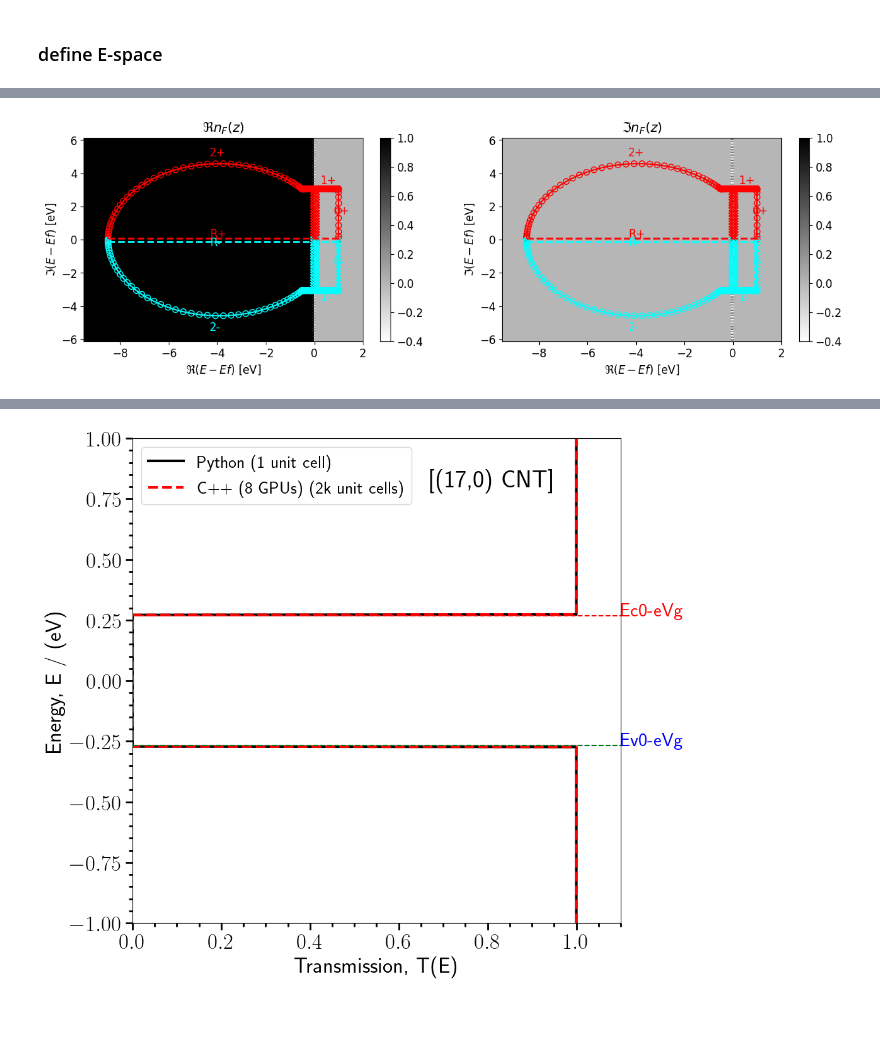
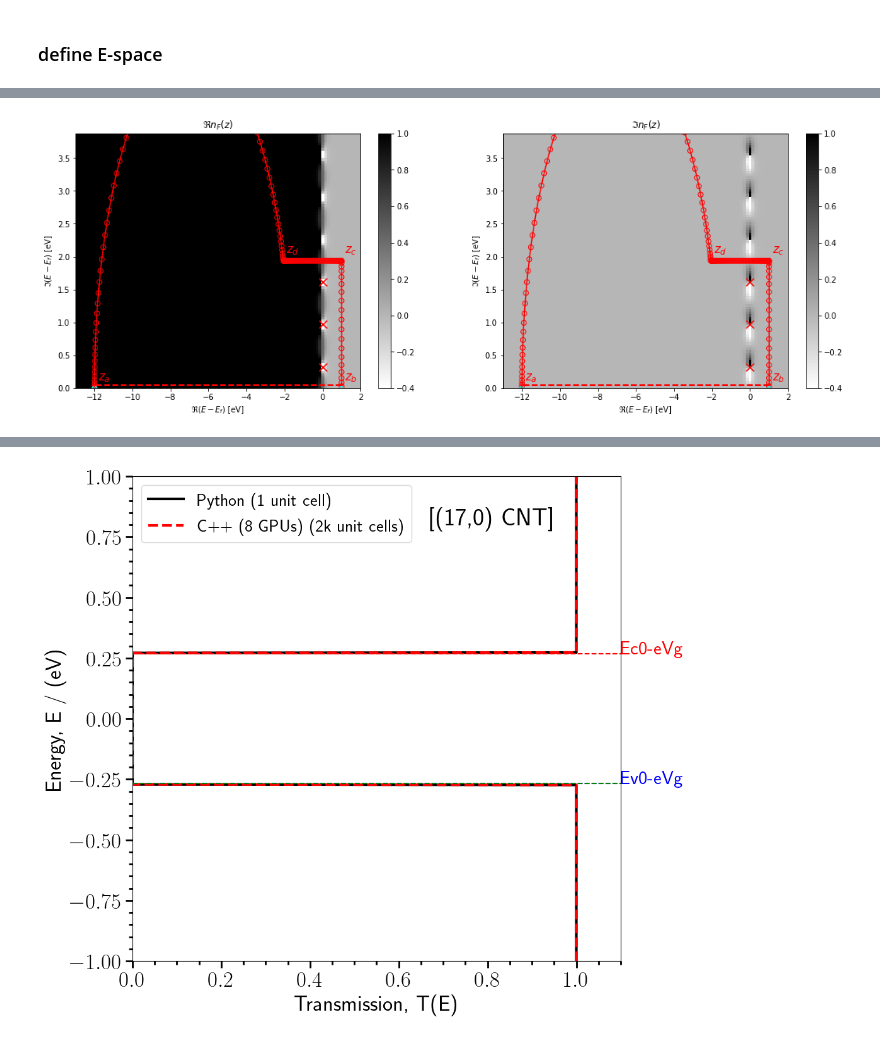
Before and after one commit to AMReX-Microelectronics/Electrostatic, a Jupyter notebook: Tools/NEGF/NEGF_PtCharge_ContourIntegral.ipynb, the cells around one changed output, grey strips where cells are left out. Cells and saved outputs as stored; diff of their text form; code cells hidden in the pictures; blank space fills up the shorter version.

Commit message:
python negf-contourInt works for Fermi function

```diff
--- a/Tools/NEGF/NEGF_PtCharge_ContourIntegral.ipynb
+++ b/Tools/NEGF/NEGF_PtCharge_ContourIntegral.ipynb
@@ -539,7 +539,7 @@ def maxis(axs,**kwargs):
 # E=np.linspace(Emin,Emax,Epts,dtype=float)
 
 k=8.617333262e-5 #eV/K
-Temp=298#K
+Temp=4*298#K
 kT = k*Temp
 pikT= np.pi*kT
 zplus = 1e-8
@@ -551,7 +551,7 @@ mu_d=Ef + Ud
 mu_c = Ef
 print('mu_c',mu_c)
 
-Ei0=3
+Ei0=2
 num_poles=int((Ei0-pikT)/(2.0*pikT)+1)
 print('poles',num_poles)
 enclosed_poles = kT * np.pi * (2 * np.arange(num_poles) + 1)
@@ -561,15 +561,15 @@ zeta = 2*num_poles*pikT
 print('zeta',zeta)
 eta = -20*kT
 print('eta',eta)
-E_left = -8.5 #eV
+E_left = -12 #eV
 E_right= 1
 E_cent = 0.
 R = 0.
 zplus=1e-8
 
-E_path2plus_pts = 50
-E_path1plus_pts = 50
-E_path0plus_pts = 10
+E_path2plus_pts = 80
+E_path1plus_pts = 80
+E_path0plus_pts = 20
 E_total_pts = E_path0plus_pts + E_path1plus_pts + E_path2plus_pts
 
 # f_s=1./(1.+np.exp((E-mu_s)/(k*Temp)))
@@ -682,8 +702,8 @@ for i in range(0, len(path1plus_x)):
 for i in range(0, len(path2plus_x)):
     Eplus[i+len(path0plus_x)+len(path1plus_x)] = path2plus_x[i] + 1j* path2plus_y[i]
     weight[i+len(path0plus_x)+len(path1plus_x)] =  path2plus_weight[i]
-    factor[i+len(path0plus_x)+len(path1plus_x)]  = path2plus_factor
-
+    factor[i+len(path0plus_x)+len(path1plus_x)]  = path2plus_factor_arr[i]
+#    print(i,factor[i+len(path0plus_x)+len(path1plus_x)] )
 
 
 # for i in range(0, E_total_pts):
@@ -703,8 +723,12 @@ for i in range(0, E_total_pts):
     f_paths_plus[i] = nf(Eplus[i].real, eta=Eplus[i].imag, kT=kT)
 
 #print(f_path1n2)
+# %%
+x_label = np.array([E_left, E_right, E_right, eta])
+y_label = np.array([zplus, zplus, zeta, zeta])
+labels = np.array([r"$z_a$", r"$z_b$", r"$z_c$", r"$z_d$"])
 # %%
-E_contour_pts=200
+E_contour_pts=100
 E_min = E_left-1
 E_max = E_right+1
 E_real=np.linspace(E_min,E_max,E_contour_pts,dtype=float)
@@ -721,13 +745,14 @@ for i,e_i in enumerate(E_complex):
     nF[i,:] = nf(E_real, eta=e_i, kT=kT)
 
 
-fig, axs = plt.subplots(ncols=2, figsize=(15,4))
+fig, axs = plt.subplots(ncols=2, figsize=(18,6))
 maxis(axs[0], title=r'$\Re n_F(z)$') ; maxis(axs[1], title=r'$\Im n_F(z)$')
-maxis(axs, xlbl='$\Re (E-Ef)$ [eV]', xrng=[np.amin(E_real), np.amax(E_real)],
-      ylbl='$\Im (E-Ef)$ [eV]', yrng=[np.amin(E_complex), np.amax(E_complex)])
+maxis(axs, xlbl='$\Re (E-E_f)$ [eV]', xrng=[np.amin(E_real), np.amax(E_real)],
+      ylbl='$\Im (E-E_f)$ [eV]', yrng=[0, np.amax(E_complex)])
 
 L = zeta
 print(L)
+
 
 for i,data in enumerate([nF.real, nF.imag]):
     p = axs[i].pcolor(E_real, E_complex, data, cmap='binary', vmin=-0.4, vmax=1)
@@ -737,17 +762,17 @@ for i,data in enumerate([nF.real, nF.imag]):
     axs[i].scatter(np.zeros(len(enclosed_poles)), enclosed_poles, marker="x", color='r', s=100)
 
 
-    axs[i].text(Eplus_cent*1.1,0.15,'R+',color='r')
-    axs[i].plot([E_right, E_left], [zplus+0.1,zplus+0.1], 'r--', lw=2)
+    #axs[i].text(Eplus_cent*1.1,0.15,'R+',color='r')
+    axs[i].plot([E_right, E_left], [zplus+0.05,zplus+0.05], 'r--', lw=2)
 
-    axs[i].text(E_right*0.8,(zeta/2),'0+',color='r')
-    axs[i].plot([E_right, E_right],[zplus+0.1,zeta], 'r')
+    #axs[i].text(E_right*0.6,(zeta/2),'0+',color='r')
+    axs[i].plot([E_right, E_right],[zplus+0.05,zeta], 'r')
 
-    axs[i].text((E_right+eta)/2.,1.1*zeta,'1+',color='r')
+    #axs[i].text((E_right+eta)/2.,1.1*zeta,'1+',color='r')
     axs[i].plot([E_right, eta], [zeta, zeta], 'r')
 
 
-    axs[i].text(Eplus_cent*1.1,1.1*R,'2+',color='r')
+    #axs[i].text(Eplus_cent*1.1,1.1*R,'2+',color='r')
     axs[i].plot(circleplus_x, circleplus_y,color='r')
 
     axs[i].scatter(Eplus.real, Eplus.imag, facecolors='none', edgecolors='r',  s=40)
@@ -755,17 +780,29 @@ for i,data in enumerate([nF.real, nF.imag]):
     #lower half plane
     axs[i].scatter(np.zeros(len(enclosed_poles)), -np.conjugate(enclosed_poles), marker="x", color='aqua', s=100)
 
-    axs[i].text(Eplus_cent*1.1,-0.4,'R-',color='aqua')
-    axs[i].plot([E_right, E_left], [-zplus-0.1,-zplus-0.1], 'aqua', linestyle='dashed', lw=2)
+    #axs[i].text(Eplus_cent*1.1,-0.4,'R-',color='aqua')
+    axs[i].plot([E_right, E_left], [-zplus-0.05,-zplus-0.05], 'aqua', linestyle='dashed', lw=2)
 
-    axs[i].text(E_right*0.8,-(zeta/2),'0-',color='aqua')
-    axs[i].plot([E_right, E_right],[-zplus-0.1,-zeta], 'aqua')
+    #axs[i].text(E_right*0.8,-(zeta/2),'0-',color='aqua')
+    axs[i].plot([E_right, E_right],[-zplus-0.05,-zeta], 'aqua')
 
-    axs[i].text((E_right+eta)/2.,-1.2*zeta,'1-',color='aqua')
+    #axs[i].text((E_right+eta)/2.,-1.2*zeta,'1-',color='aqua')
     axs[i].plot([E_right, eta], [-zeta, -zeta], 'aqua')
 
-    axs[i].text(np.conjugate(Eplus_cent)*1.1,-1.2*R,'2-',color='aqua')
+    #axs[i].text(np.conjugate(Eplus_cent)*1.1,-1.2*R,'2-',color='aqua')
     axs[i].plot(circleplus_x, -circleplus_y,color='aqua')
 
     axs[i].scatter(Eplus.real, -Eplus.imag, facecolors='none', edgecolors='aqua', s=40)
+
+
+    # zip joins x and y coordinates in pairs
+    counter=0
+    for x,y in zip(x_label, y_label):
+        label = labels[counter]
+        axs[i].annotate(label, # this is the text
+                     (x,y), # these are the coordinates to position the label
+                     textcoords="offset points", # how to position the text
+                     xytext=(12,10), # distance from text to points (x,y)
+                     ha='center',color='r',fontsize=15)
+        counter +=1
 # %% [output]
@@ -786,4 +812,4 @@ for i,data in enumerate([nF.real, nF.imag]):
-[figure, old version]
+[figure, new version]
 # %%
 if(PrintFigures):
     plt,pltname = custom_plot_single([axial_loc/nano,axial_loc/nano],
```
Also changed, not shown: parts of 11 cells of this notebook.
